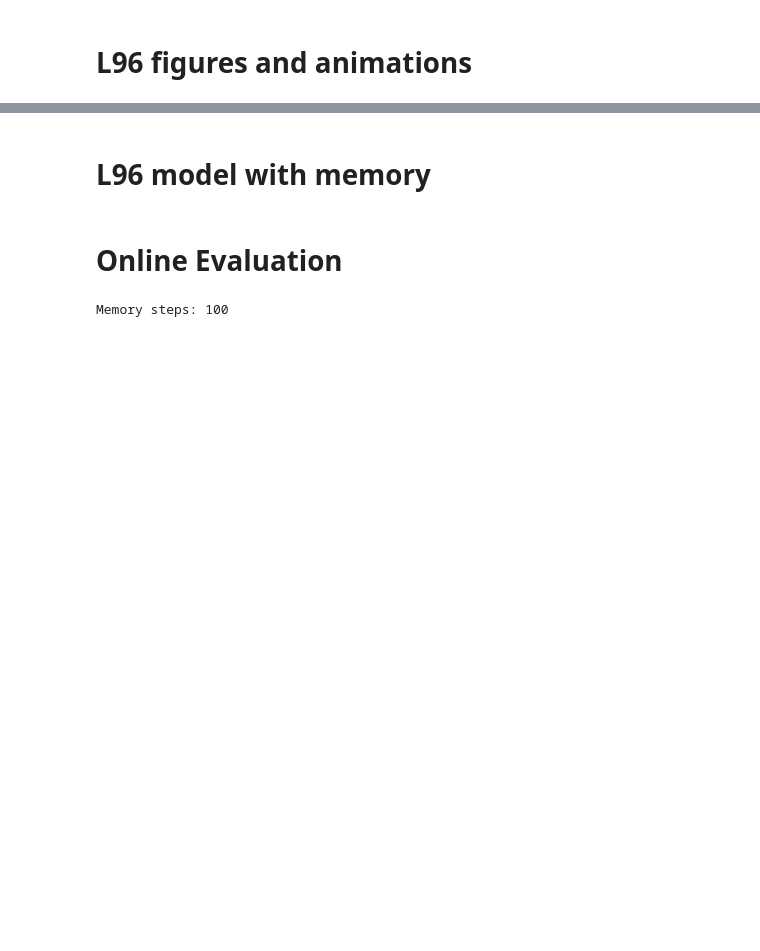
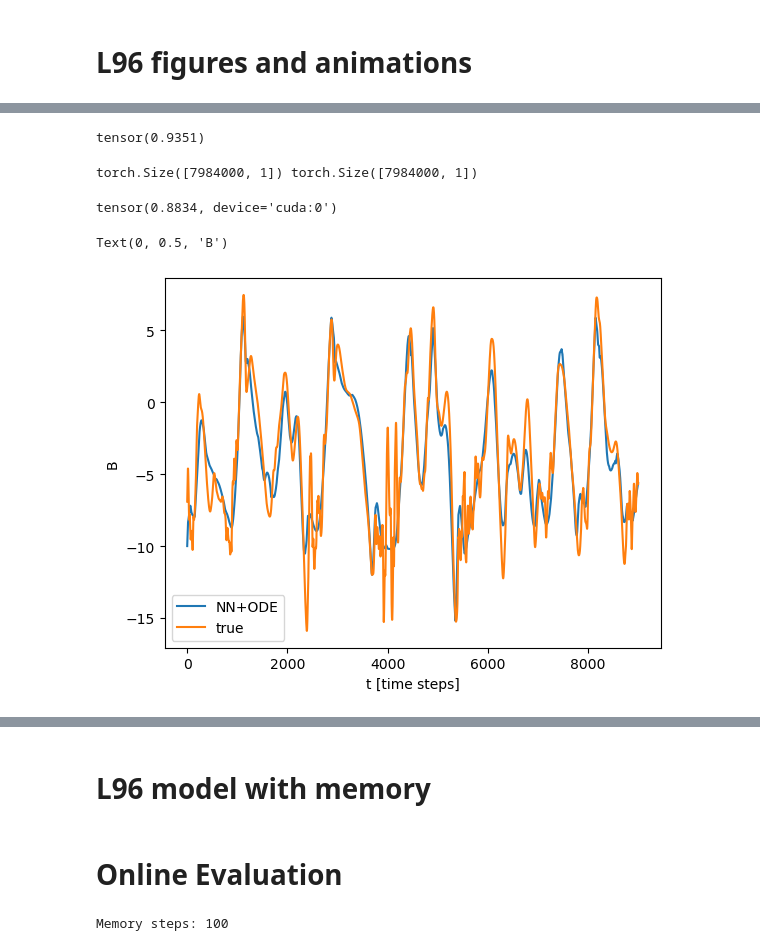
Before and after one commit to DLR-PA-EVA/schoenfeld26james_PrognosticMemoryParmeterizations, a Jupyter notebook: plots.ipynb, the cells around one changed output, grey strips where cells are left out. Saved outputs shown, nothing was run; the diff lists cells and outputs as text; code cells hidden in the pictures; blank space fills up the shorter version.

```diff
--- a/plots.ipynb
+++ b/plots.ipynb
@@ -59,0 +106,33 @@ plt.plot(Z_ODE[:, k, i])
+# %%
+with open('networks/NN+AE+D/input_lagg=1000/m=0.001_tau=0.001_NN+AE+D_w=0.0001.pkl', 'rb') as file:
+    model = torch.load(file, weights_only=False, map_location=device)
+
+max(model.R2)
+# %% [output]
+tensor(0.9351)
+# %%
+to_tensor = lambda x: torch.tensor(x, dtype=torch.float32, device=device)
+Xt, Bt, Z_ODEt = to_tensor(X.reshape(-1, 1)), to_tensor(B.reshape(-1, 1)), to_tensor(Z_ODE.reshape(-1, 8))
+
+x = torch.cat((Z_ODEt, Xt), dim=1)
+model.eval()
+with torch.no_grad():
+    B_NN = model.neural_net(x)
+# %%
+from torchmetrics.regression import R2Score
+print(B_NN.shape, Bt.shape)
+R2Score()(B_NN, Bt)
+# %% [output]
+torch.Size([7984000, 1]) torch.Size([7984000, 1])
+tensor(0.8834, device='cuda:0')
+# %%
+b_nn = B_NN.cpu().detach().numpy().flatten()
+b = Bt.cpu().detach().numpy().flatten()
+plt.plot(b_nn[::8], label='NN+ODE')
+plt.plot(b[::8], label='true')
+plt.legend()
+plt.xlabel('t [time steps]')
+plt.ylabel('B')
+# %% [output]
+Text(0, 0.5, 'B')
+[figure, added]
```
Also changed, not shown: parts of 13 cells of this notebook, 2 other files.
